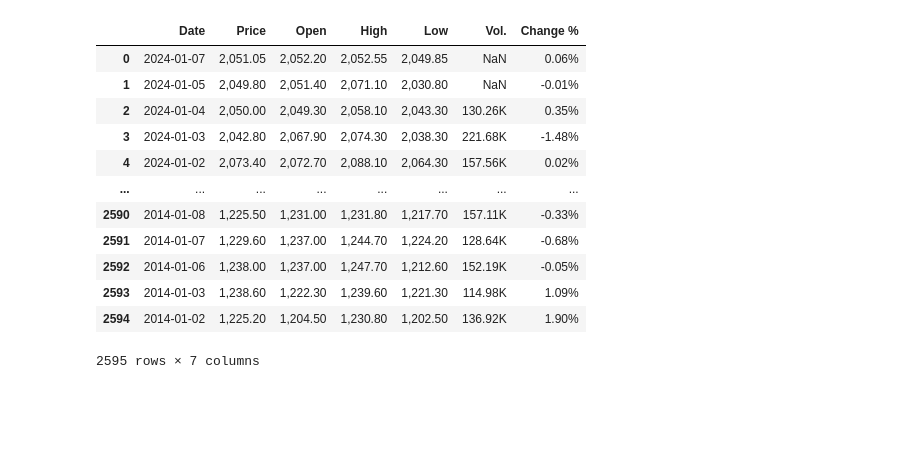
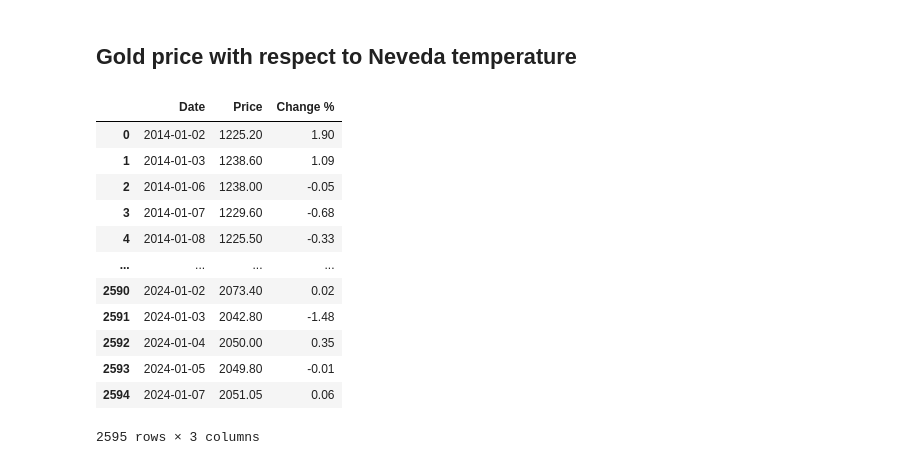
Before and after one commit to VeronicaZhao/MSCFE690_Capstone, a Jupyter notebook: DatasetFormation.ipynb, the cells around one changed output. Saved outputs shown, nothing was run; the diff lists cells and outputs as text; code cells hidden in the pictures; blank space fills up the shorter version.

```diff
--- a/DatasetFormation.ipynb
+++ b/DatasetFormation.ipynb
@@ -1,20 +1,31 @@
+# %% [markdown]
+## Gold price with respect to Neveda temperature
 # %%
 import pandas as pd
-df_gold = pd.read_csv("Gold Futures Historical Data.csv")
+import datetime
+from datetime import timedelta
+
+df_gold = pd.read_csv(r"Gold Futures Historical Data.csv", decimal = ',')
 df_gold.sort_values(by = ['Date'], inplace = True)
 df_gold.reset_index(drop = True, inplace = True)
+df_gold['Date'] = pd.to_datetime(df_gold['Date'])
+df_gold = df_gold[['Date', 'Price', 'Change %']]
+df_gold = df_gold.replace(',','', regex=True)
+df_gold = df_gold.replace('%','', regex=True)
+df_gold['Price']=df_gold['Price'].astype(float)
+df_gold['Change %']=df_gold['Change %'].astype(float)
 df_gold
 # %% [output]
-|  | Date | Price | Open | High | Low | Vol. | Change % |
-| 0 | 2024-01-07 | 2,051.05 | 2,052.20 | 2,052.55 | 2,049.85 | NaN | 0.06% |
-| 1 | 2024-01-05 | 2,049.80 | 2,051.40 | 2,071.10 | 2,030.80 | NaN | -0.01% |
-| 2 | 2024-01-04 | 2,050.00 | 2,049.30 | 2,058.10 | 2,043.30 | 130.26K | 0.35% |
-| 3 | 2024-01-03 | 2,042.80 | 2,067.90 | 2,074.30 | 2,038.30 | 221.68K | -1.48% |
-| 4 | 2024-01-02 | 2,073.40 | 2,072.70 | 2,088.10 | 2,064.30 | 157.56K | 0.02% |
-| ... | ... | ... | ... | ... | ... | ... | ... |
-| 2590 | 2014-01-08 | 1,225.50 | 1,231.00 | 1,231.80 | 1,217.70 | 157.11K | -0.33% |
-| 2591 | 2014-01-07 | 1,229.60 | 1,237.00 | 1,244.70 | 1,224.20 | 128.64K | -0.68% |
-| 2592 | 2014-01-06 | 1,238.00 | 1,237.00 | 1,247.70 | 1,212.60 | 152.19K | -0.05% |
-| 2593 | 2014-01-03 | 1,238.60 | 1,222.30 | 1,239.60 | 1,221.30 | 114.98K | 1.09% |
-| 2594 | 2014-01-02 | 1,225.20 | 1,204.50 | 1,230.80 | 1,202.50 | 136.92K | 1.90% |
+|  | Date | Price | Change % |
+| 0 | 2014-01-02 | 1225.20 | 1.90 |
+| 1 | 2014-01-03 | 1238.60 | 1.09 |
+| 2 | 2014-01-06 | 1238.00 | -0.05 |
+| 3 | 2014-01-07 | 1229.60 | -0.68 |
+| 4 | 2014-01-08 | 1225.50 | -0.33 |
+| ... | ... | ... | ... |
+| 2590 | 2024-01-02 | 2073.40 | 0.02 |
+| 2591 | 2024-01-03 | 2042.80 | -1.48 |
+| 2592 | 2024-01-04 | 2050.00 | 0.35 |
+| 2593 | 2024-01-05 | 2049.80 | -0.01 |
+| 2594 | 2024-01-07 | 2051.05 | 0.06 |
-2595 rows × 7 columns
+2595 rows × 3 columns
```
Also changed, not shown: parts of 27 cells of this notebook, 10 other files.
